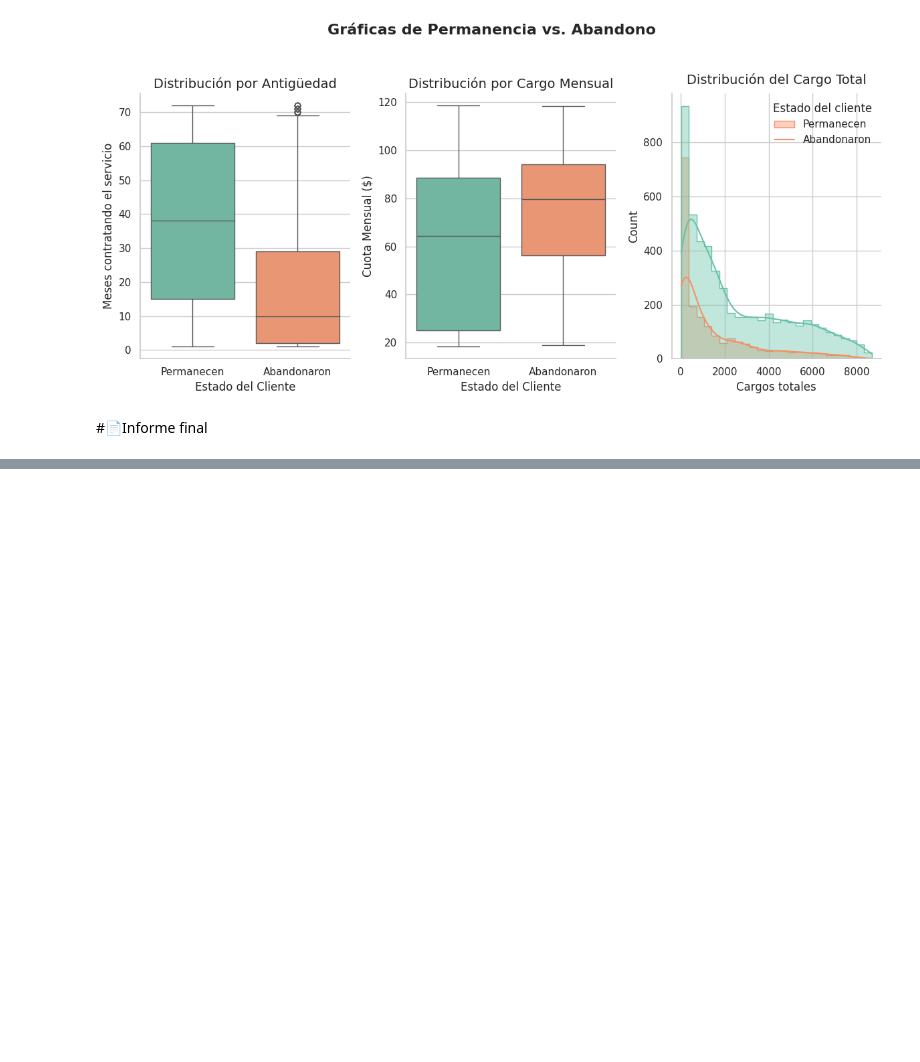
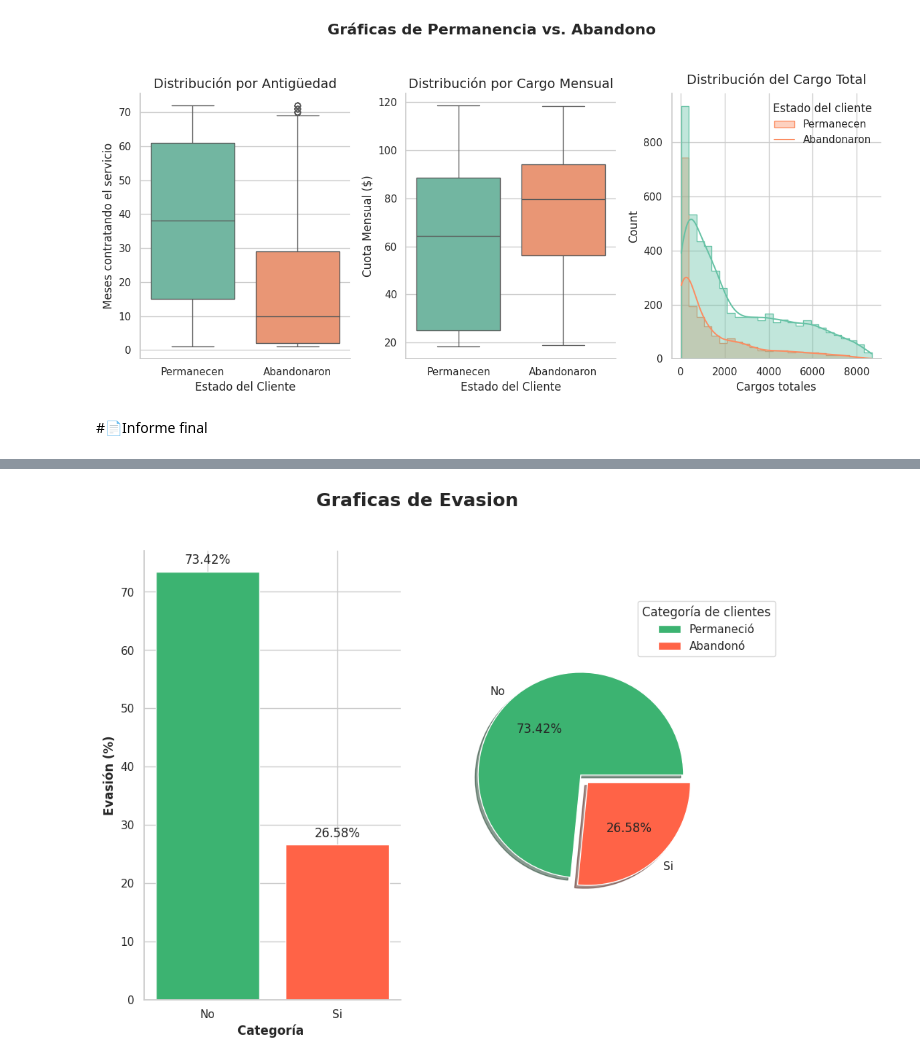
Before and after one commit to DarkLyng/Challenge-TelecomX, a Jupyter notebook: TelecomX_LATAM.ipynb, the cells around one changed output, grey strips where cells are left out. Drawn from its saved outputs; the diff is of its cells as text; code cells hidden in the pictures; blank space fills up the shorter version.

```diff
--- a/TelecomX_LATAM.ipynb
+++ b/TelecomX_LATAM.ipynb
@@ -367,0 +348,4 @@ El precio influye: Al comparar los grupos con las gráficas de cajas (Boxplots),
+# %%
+graf_evasion().show()
+# %% [output]
+[figure, added]
```
Also changed, not shown: parts of 13 cells of this notebook.
